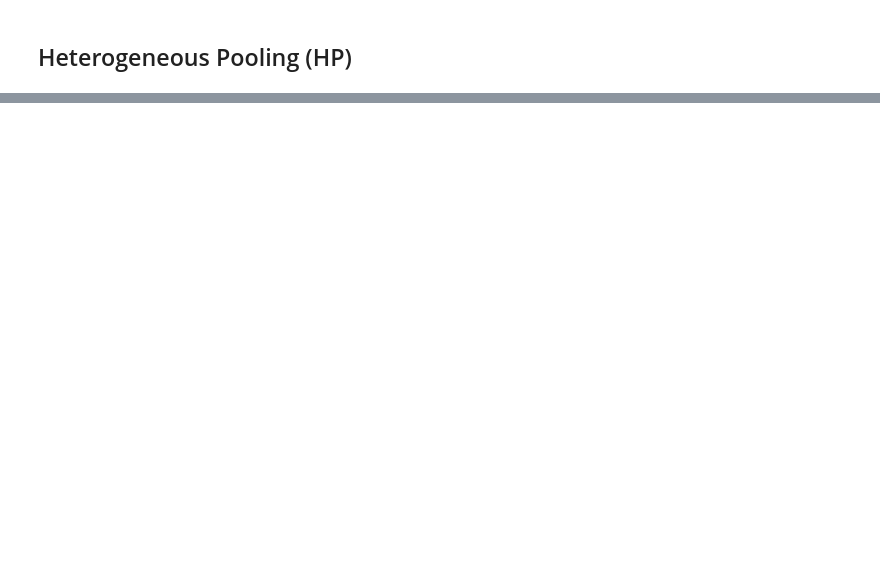
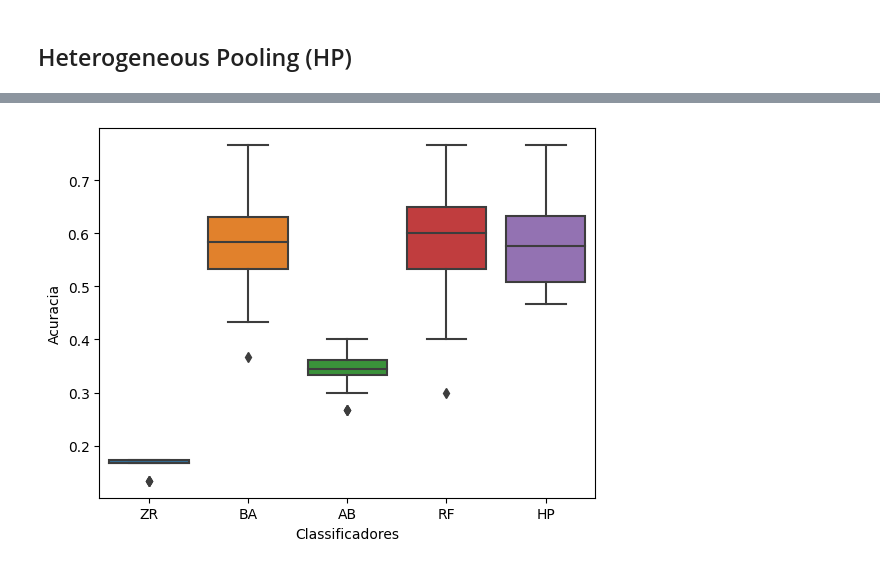
Before and after one commit to kampuzzle/IA-T1, a Jupyter notebook: PaulaBremenkampT1AI.ipynb, the cells around one changed output, grey strips where cells are left out. Saved outputs shown, nothing was run; the diff lists cells and outputs as text; code cells hidden in the pictures; blank space fills up the shorter version.

```diff
--- a/PaulaBremenkampT1AI.ipynb
+++ b/PaulaBremenkampT1AI.ipynb
@@ -118,0 +105,6 @@ print(scoresBA)
+# %%
+BA = BaggingClassifier(random_state=11)
+parameters = {'metodo__n_estimators': [3, 9, 15, 21]} # setando hiperparâmetros
+scoresBA = treinamento(parameters, BA)
+
+print(scoresBA)
@@ -141,0 +121,6 @@ array([0.46666667, 0.33333333, 0.3       , 0.5       , 0.4       ,
+# %%
+AB = AdaBoostClassifier(random_state=11)
+parameters = {'metodo__n_estimators':[3, 9, 15, 21]} # setando hiperparametros
+scoresAB = treinamento(parameters, AB)
+
+scoresAB
@@ -163,0 +138,6 @@ array([0.66666667, 0.4       , 0.66666667, 0.63333333, 0.7       ,
+# %%
+rF = RandomForestClassifier(random_state=11)
+parameters={'metodo__n_estimators': [3, 9, 15, 21]}
+scoresRF = treinamento(parameters, rF)
+
+scoresRF
@@ -230,13 +219,9 @@ class HeterogeneousPolling(BaseEstimator):
 
         return y_pred_majority
 # %%
-import warnings
-
-warnings.filterwarnings("ignore")
-
 HP = HeterogeneousPolling()
 
-pipeline = Pipeline([('transformer', scalar), ('estimator', HP)])
+pipeline = Pipeline([('transformer', StandardScaler()), ('estimator', HP)])
 
 grade={'estimator__bias': [1, 3, 5, 7]}
 
@@ -270,0 +258,8 @@ tabela
+# %%
+modelos = ["ZR", "BA", "AB", "RF", "HP"]
+scores = [scoresZR, scoresBA, scoresAB, scoresRF, scoresHP]
+sns.boxplot(data=scores).set(xticklabels=modelos)
+plt.xlabel('Classificadores')
+plt.ylabel("Acuracia")
+# %% [output]
+[figure, added]
```
Also changed, not shown: parts of 23 cells of this notebook.
